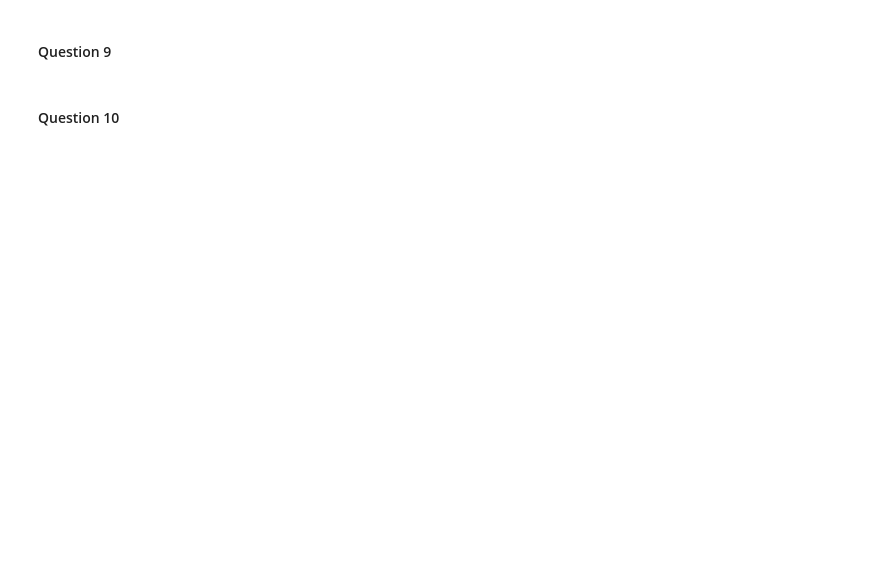
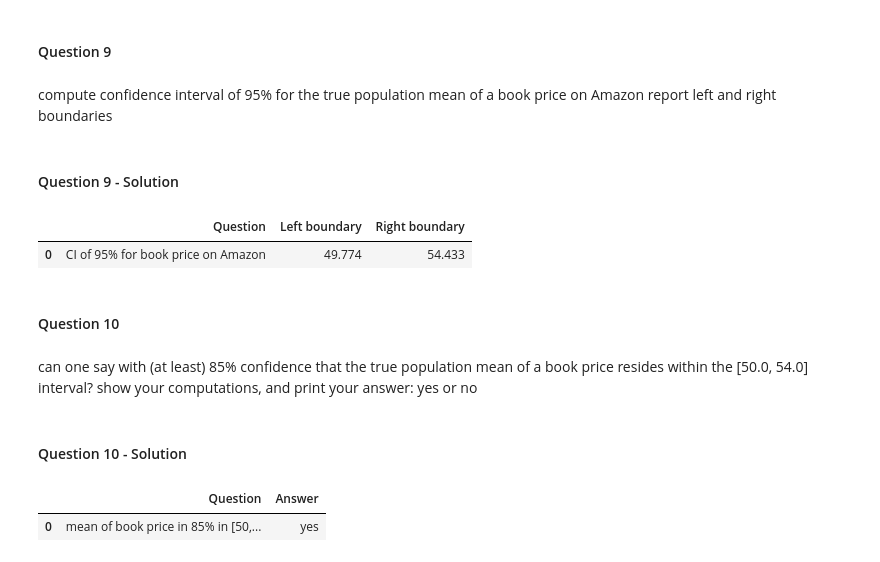
Before and after one commit to OmerKriger/DataSciencePython-PreprocessingData, a Jupyter notebook: assignment2-task2.ipynb, the cells around one changed output. Drawn from its saved outputs; the diff is of its cells as text; code cells hidden in the pictures; blank space fills up the shorter version.

```diff
--- a/assignment2-task2.ipynb
+++ b/assignment2-task2.ipynb
@@ -36,0 +101,15 @@ df.info()
+# %%
+## fix data and calculate volume
+def volume(dimensions):
+    if(type(dimensions) == float ):
+        return dimensions
+    dimensions = dimensions.split('x',3) # split L x W x H
+    length = np.float64(dimensions[0])
+    width = np.float64(dimensions[1])
+    height = np.float64(dimensions[2].split()[0]) # remove inch from size
+    return (length*width*height).round(2)
+df['volume (in^3)'] = df['dimensions'].apply(volume) # calculate volume to new col
+df['volume (in^3)'].fillna(df['volume (in^3)'].mean(), inplace=True) # fix nan data
+df['price'].fillna(df['price'].mean(),inplace=True) # fix nan data
+result = df['volume (in^3)'].corr(df['price'])
+pd.DataFrame([("Pearson's correlation between volume and price", result)],columns=["Question","Result"])
@@ -67,2 +187,21 @@ df.info()
+# %% [markdown]
+compute confidence interval of 95% for the true population mean of a book price on Amazon
+report left and right boundaries
+# %% [markdown]
+#### Question 9 - Solution
+# %%
+def confidence_interval(data,alpha):
+    mean, std , n = data.mean() , data.std(), len(data)
+    z = nd().inv_cdf(1-alpha/2)
+    SE = std/(n**0.5) # calc std error
+    leftB = mean - z*SE
+    rightB = mean + z*SE
+    return np.float64(leftB),np.float64(rightB)
+book_prices = df['price']
+left , right = confidence_interval(book_prices,0.05)
+pd.DataFrame([("CI of 95% for book price on Amazon", left.round(3),right.round(3))],columns=["Question","Left boundary","Right boundary"])
+# %% [output]
+|  | Question | Left boundary | Right boundary |
+| 0 | CI of 95% for book price on Amazon | 49.774 | 54.433 |
 # %% [markdown]
 #### Question 10
@@ -71,0 +208,15 @@ df.info()
+# %% [markdown]
+can one say with (at least) 85% confidence that the true population mean of a book price resides within the [50.0, 54.0] interval?
+show your computations, and print your answer: yes or no
+# %% [markdown]
+#### Question 10 - Solution
+# %%
+left , right = confidence_interval(book_prices,0.15)
+if(50.0<=left and right <=54.0):
+    answer = 'yes'
+else:
+    answer = 'no'
+pd.DataFrame([("mean of book price in 85% in [50,54] interval?", answer)],columns=["Question","Answer"])
+# %% [output]
+|  | Question | Answer |
+| 0 | mean of book price in 85% in [50,... | yes |
```
Also changed, not shown: parts of 38 cells of this notebook.
